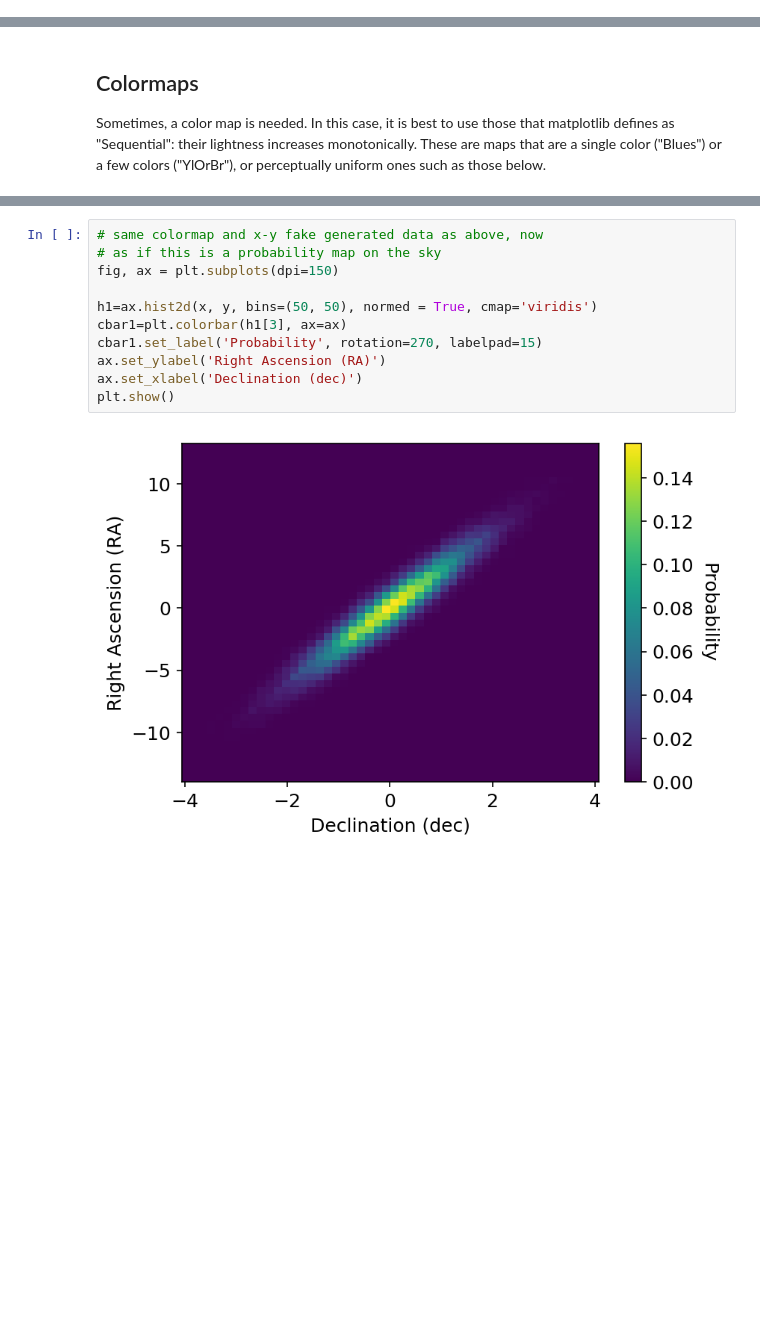
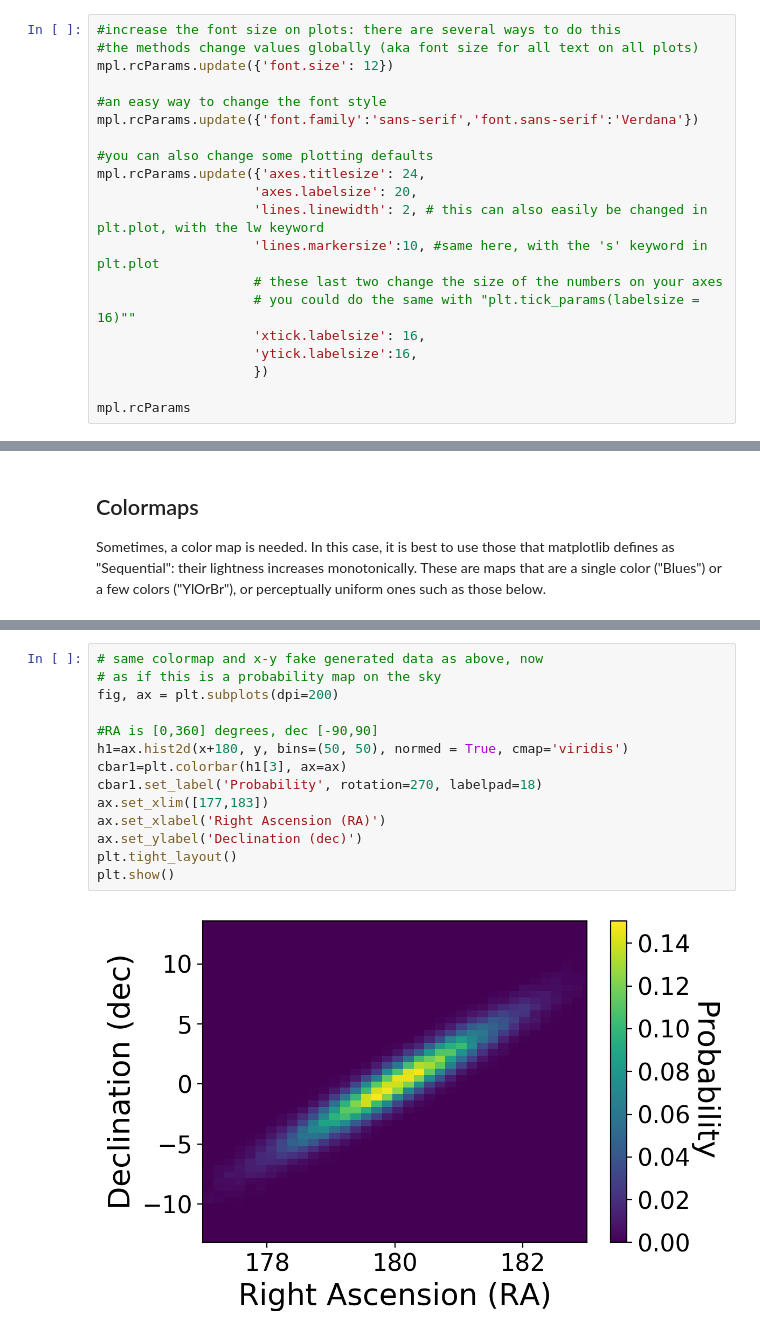
Before and after one commit to jessiethw/accessible_examples, a Jupyter notebook: accessible_plots.ipynb, the cells around one changed output, grey strips where cells are left out. Saved outputs shown, nothing was run; the diff lists cells and outputs as text; blank space fills up the shorter version.

Commit message:
add more rcparams, change ex to reasonable ra values

```diff
--- a/accessible_plots.ipynb
+++ b/accessible_plots.ipynb
@@ -30,0 +34,20 @@ mpl.rcParams.update({'font.size': 12})
+# %%
+#increase the font size on plots: there are several ways to do this
+#the methods change values globally (aka font size for all text on all plots)
+mpl.rcParams.update({'font.size': 12})
+
+#an easy way to change the font style
+mpl.rcParams.update({'font.family':'sans-serif','font.sans-serif':'Verdana'})
+
+#you can also change some plotting defaults
+mpl.rcParams.update({'axes.titlesize': 24,
+                    'axes.labelsize': 20,
+                    'lines.linewidth': 2, # this can also easily be changed in plt.plot, with the lw keyword
+                    'lines.markersize':10, #same here, with the 's' keyword in plt.plot
+                    # these last two change the size of the numbers on your axes
+                    # you could do the same with "plt.tick_params(labelsize = 16)""
+                    'xtick.labelsize': 16,
+                    'ytick.labelsize':16,
+                    })
+
+mpl.rcParams
@@ -84,13 +125,16 @@ plt.show()
 # %%
 # same colormap and x-y fake generated data as above, now
 # as if this is a probability map on the sky
-fig, ax = plt.subplots(dpi=150)
+fig, ax = plt.subplots(dpi=200)
 
-h1=ax.hist2d(x, y, bins=(50, 50), normed = True, cmap='viridis')
+#RA is [0,360] degrees, dec [-90,90]
+h1=ax.hist2d(x+180, y, bins=(50, 50), normed = True, cmap='viridis')
 cbar1=plt.colorbar(h1[3], ax=ax)
-cbar1.set_label('Probability', rotation=270, labelpad=15)
-ax.set_ylabel('Right Ascension (RA)')
-ax.set_xlabel('Declination (dec)')
+cbar1.set_label('Probability', rotation=270, labelpad=18)
+ax.set_xlim([177,183])
+ax.set_xlabel('Right Ascension (RA)')
+ax.set_ylabel('Declination (dec)')
+plt.tight_layout()
 plt.show()
 # %% [output]
-[figure, old version]
+[figure, new version]
```
Also changed, not shown: parts of 5 cells of this notebook.
